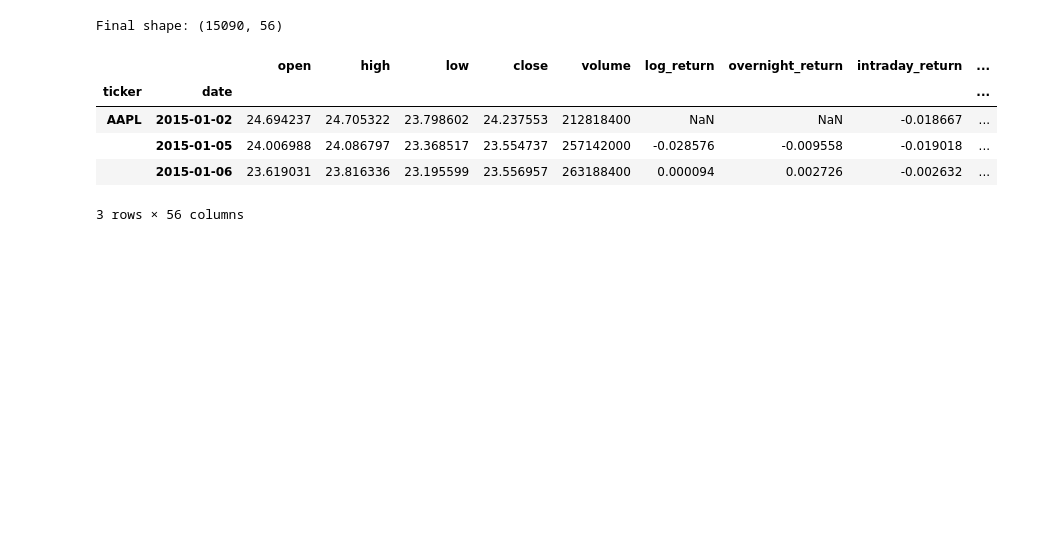
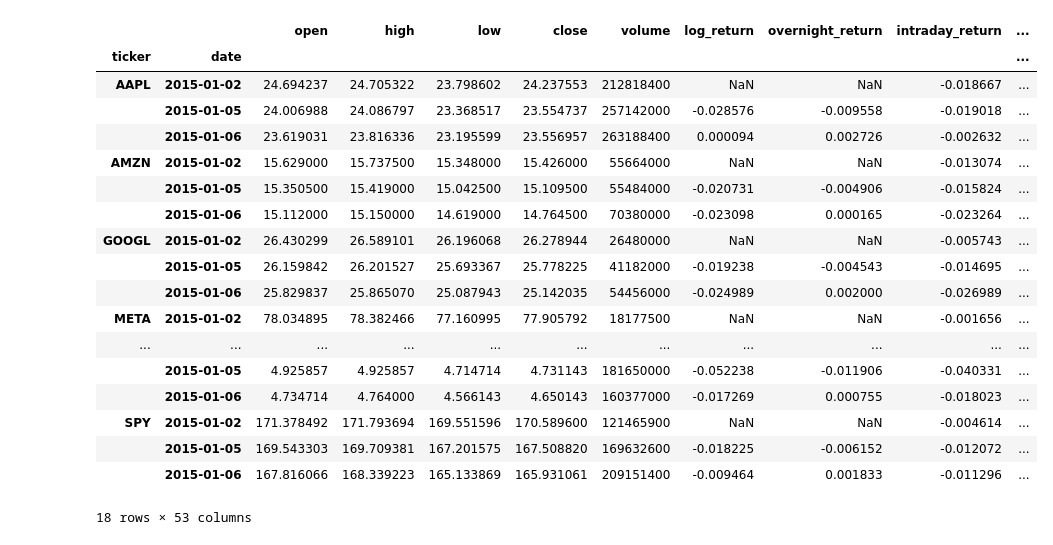
Before and after one commit to liams975/Science-world-quant-project, a Jupyter notebook: Merged_full_pipeline.ipynb, the cells around one changed output. Saved outputs shown, nothing was run; the diff lists cells and outputs as text; code cells hidden in the pictures; blank space fills up the shorter version.

Commit message:
Finished rule based model class and improvised features

```diff
--- a/Merged_full_pipeline.ipynb
+++ b/Merged_full_pipeline.ipynb
@@ -142,7 +118,6 @@ class FeatureEngineer:
         self.volatility_features()
         self.volume_features()
         self.derived_features()
-        self.time_features()
         self.lagged_features()
         self.target_variable()
         return self.data
@@ -159,16 +134,14 @@ class FeatureEngineer:
             df['log_return'] = np.log(close / close.shift(1))
             df['overnight_return'] = np.log(open_ / close.shift(1))
             df['intraday_return'] = np.log(close / open_)
-
             # Volatility
             df['volatility_20d'] = df['log_return'].rolling(20).std() * np.sqrt(252)
             df['atr_14'] = talib.ATR(high, low, close, timeperiod=14)
-
-            # SMAs and ratios
+            # SMAs
             sma10 = talib.SMA(close, timeperiod=10)
             sma20 = talib.SMA(close, timeperiod=20)
             sma50 = talib.SMA(close, timeperiod=50)
-
+            #ratios
             df['price_sma20_ratio'] = close / sma20
             df['price_sma50_ratio'] = close / sma50
             df['sma10_sma20_ratio'] = sma10 / sma20
@@ -304,47 +277,51 @@ class FeatureEngineer:
             return df
 
         self.data = self._apply_by_ticker(calc)
         self.finished_features += ['rsi_slope_3d', 'macd_slope_3d', 'rsi_volume_interaction','momentum_vol_interaction', 'returns_skew_20d', 'returns_kurt_20d']
 
-    def time_features(self):
-        """3 time-based features"""
-        dates = self.data.index.get_level_values('date')
-        self.data['day_of_week'] = dates.dayofweek
-        self.data['month'] = dates.month
-        self.data['is_month_end'] = dates.is_month_end.astype(int)
-        self.finished_features += ['day_of_week', 'month', 'is_month_end']
-
     def lagged_features(self):
         """6 lagged features (1-day lag to avoid look-ahead bias)"""
         lag_cols = ['log_return', 'rsi_14', 'volume_ratio', 'macd_histogram', 'bb_position', 'atr_14']
 
         def calc(df):
             for col in lag_cols:
                 df[f'{col}_lag1'] = df[col].shift(1)
             return df
 
         self.data = self._apply_by_ticker(calc)
         self.finished_features += [f'{col}_lag1' for col in lag_cols]
 
     def target_variable(self):
         """Target: next day's return (shifted to avoid look-ahead bias)"""
         def calc(df):
             df['target'] = df['log_return'].shift(-1)  # Predict tomorrow's return
             return df
         self.data = self._apply_by_ticker(calc)
 
 # Run the feature engineering pipeline
 fe = FeatureEngineer(data)
 features_data = fe.run_pipeline()
 
 # Preview
-print(f"Final shape: {features_data.shape}")
-features_data.head(3)
+
+features_data.groupby(level='ticker').head(3)
 # %% [output]
+|  |  | open | high | low | close | volume | log_return | overnight_return | intraday_return | ... |
+| ticker | date |  |  |  |  |  |  |  |  | ... |
+| AAPL | 2015-01-02 | 24.694237 | 24.705322 | 23.798602 | 24.237553 | 212818400 | NaN | NaN | -0.018667 | ... |
+|  | 2015-01-05 | 24.006988 | 24.086797 | 23.368517 | 23.554737 | 257142000 | -0.028576 | -0.009558 | -0.019018 | ... |
+|  | 2015-01-06 | 23.619031 | 23.816336 | 23.195599 | 23.556957 | 263188400 | 0.000094 | 0.002726 | -0.002632 | ... |
+| AMZN | 2015-01-02 | 15.629000 | 15.737500 | 15.348000 | 15.426000 | 55664000 | NaN | NaN | -0.013074 | ... |
+|  | 2015-01-05 | 15.350500 | 15.419000 | 15.042500 | 15.109500 | 55484000 | -0.020731 | -0.004906 | -0.015824 | ... |
+|  | 2015-01-06 | 15.112000 | 15.150000 | 14.619000 | 14.764500 | 70380000 | -0.023098 | 0.000165 | -0.023264 | ... |
+| GOOGL | 2015-01-02 | 26.430299 | 26.589101 | 26.196068 | 26.278944 | 26480000 | NaN | NaN | -0.005743 | ... |
+|  | 2015-01-05 | 26.159842 | 26.201527 | 25.693367 | 25.778225 | 41182000 | -0.019238 | -0.004543 | -0.014695 | ... |
+|  | 2015-01-06 | 25.829837 | 25.865070 | 25.087943 | 25.142035 | 54456000 | -0.024989 | 0.002000 | -0.026989 | ... |
+| META | 2015-01-02 | 78.034895 | 78.382466 | 77.160995 | 77.905792 | 18177500 | NaN | NaN | -0.001656 | ... |
+| ... | ... | ... | ... | ... | ... | ... | ... | ... | ... | ... |
+|  | 2015-01-05 | 4.925857 | 4.925857 | 4.714714 | 4.731143 | 181650000 | -0.052238 | -0.011906 | -0.040331 | ... |
+|  | 2015-01-06 | 4.734714 | 4.764000 | 4.566143 | 4.650143 | 160377000 | -0.017269 | 0.000755 | -0.018023 | ... |
+| SPY | 2015-01-02 | 171.378492 | 171.793694 | 169.551596 | 170.589600 | 121465900 | NaN | NaN | -0.004614 | ... |
+|  | 2015-01-05 | 169.543303 | 169.709381 | 167.201575 | 167.508820 | 169632600 | -0.018225 | -0.006152 | -0.012072 | ... |
+|  | 2015-01-06 | 167.816066 | 168.339223 | 165.133869 | 165.931061 | 209151400 | -0.009464 | 0.001833 | -0.011296 | ... |
-Final shape: (15090, 56)
+18 rows × 53 columns
-|  |  | open | high | low | close | volume | log_return | overnight_return | intraday_return | ... |
-| ticker | date |  |  |  |  |  |  |  |  | ... |
-| AAPL | 2015-01-02 | 24.694237 | 24.705322 | 23.798602 | 24.237553 | 212818400 | NaN | NaN | -0.018667 | ... |
-|  | 2015-01-05 | 24.006988 | 24.086797 | 23.368517 | 23.554737 | 257142000 | -0.028576 | -0.009558 | -0.019018 | ... |
-|  | 2015-01-06 | 23.619031 | 23.816336 | 23.195599 | 23.556957 | 263188400 | 0.000094 | 0.002726 | -0.002632 | ... |
-3 rows × 56 columns
```
Also changed, not shown: parts of 2 cells of this notebook, 3 other files.
